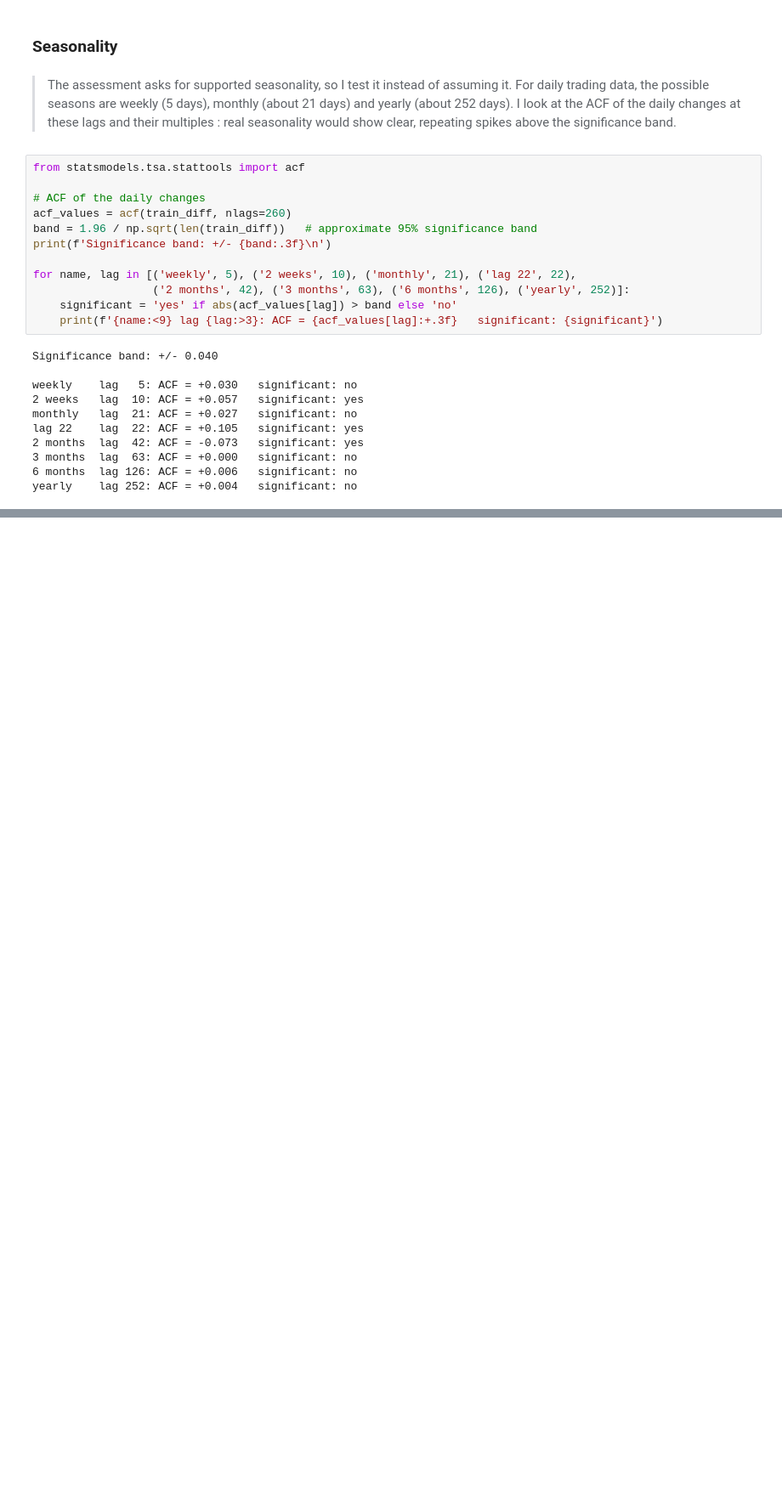
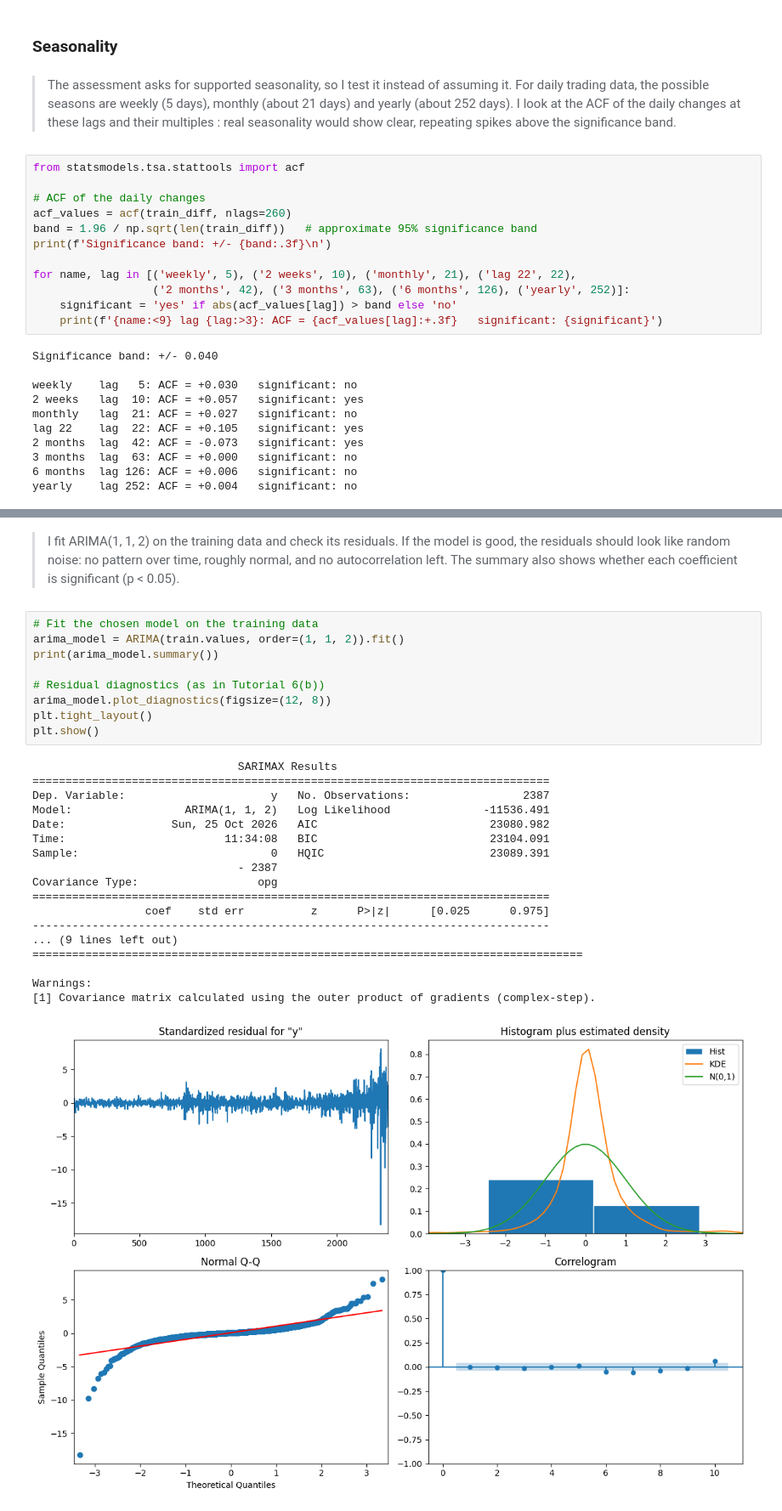
Before and after one commit to ghaflareda-ds/gold_forecast_yahoo_finance, a Jupyter notebook: Gold Forecast.ipynb, the cells around one changed output, grey strips where cells are left out. Shown at 85% size. Saved outputs shown, nothing was run; the diff lists cells and outputs as text; blank space fills up the shorter version.

Commit message:
fit ARIMA(1, 1, 2)

```diff
--- a/Gold Forecast.ipynb
+++ b/Gold Forecast.ipynb
@@ -1021,0 +1051,30 @@ yearly    lag 252: ACF = +0.004   significant: no
+# %% [markdown]
+> I fit ARIMA(1, 1, 2) on the training data and check its residuals. If the model is good, the residuals should look like random noise: no pattern over time, roughly normal, and no autocorrelation left. The summary also shows whether each coefficient is significant (p < 0.05).
+# %%
+# Fit the chosen model on the training data
+arima_model = ARIMA(train.values, order=(1, 1, 2)).fit()
+print(arima_model.summary())
+
+# Residual diagnostics (as in Tutorial 6(b))
+arima_model.plot_diagnostics(figsize=(12, 8))
+plt.tight_layout()
+plt.show()
+# %% [output]
+                               SARIMAX Results
+==============================================================================
+Dep. Variable:                      y   No. Observations:                 2387
+Model:                 ARIMA(1, 1, 2)   Log Likelihood              -11536.491
+Date:                Sun, 25 Oct 2026   AIC                          23080.982
+Time:                        11:34:08   BIC                          23104.091
+Sample:                             0   HQIC                         23089.391
+                               - 2387
+Covariance Type:                  opg
+==============================================================================
+                 coef    std err          z      P>|z|      [0.025      0.975]
+------------------------------------------------------------------------------
+... (9 lines left out)
+===================================================================================
+
+Warnings:
+[1] Covariance matrix calculated using the outer product of gradients (complex-step).
+[figure, added]
```
Also changed, not shown: parts of 3 cells of this notebook.
